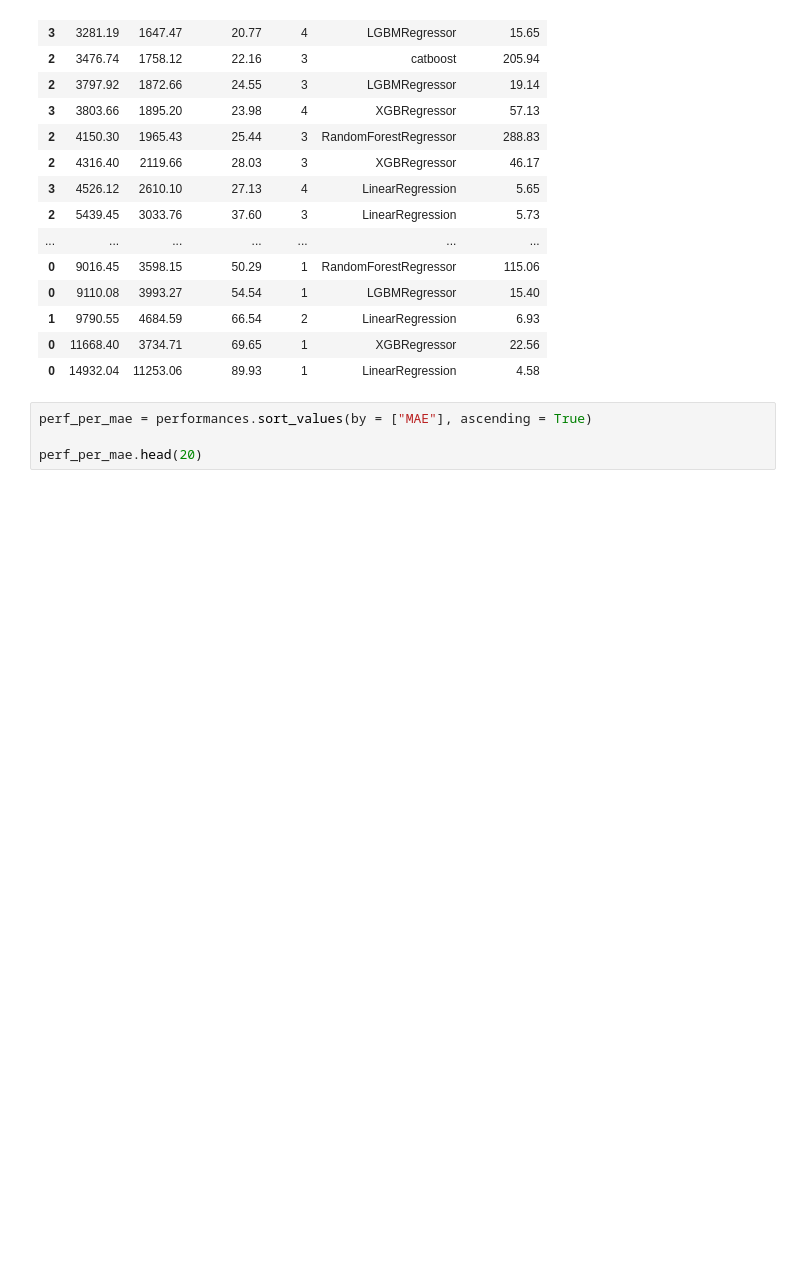
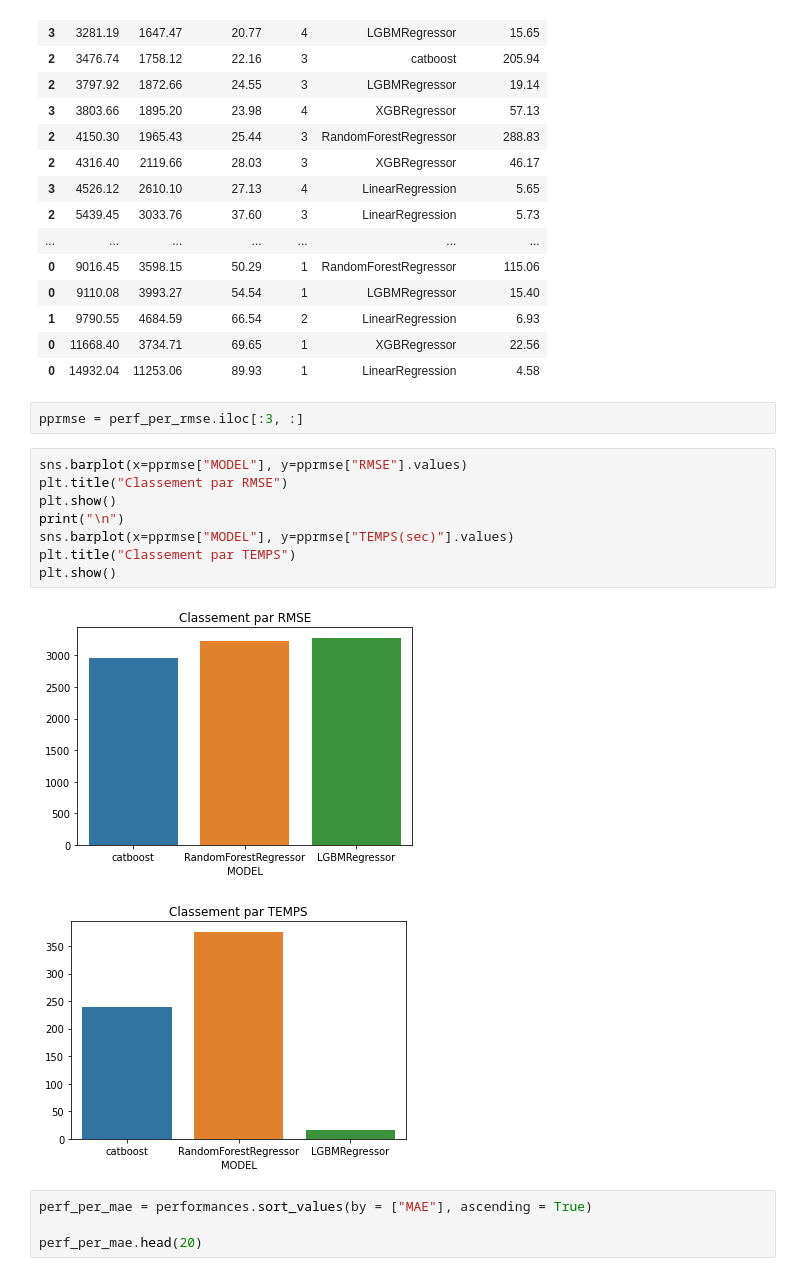
Before and after one commit to aadmberrada/WalmartSales, a Jupyter notebook: DTS_3.ipynb, the cells around one changed output. Drawn from its saved outputs; the diff is of its cells as text; blank space fills up the shorter version.

```diff
--- a/DTS_3.ipynb
+++ b/DTS_3.ipynb
@@ -1109,6 +1112,19 @@ perf_per_rmse.head(20)
 | 1 | 9790.55 | 4684.59 | 66.54 | 2 | LinearRegression | 6.93 |
 | 0 | 11668.40 | 3734.71 | 69.65 | 1 | XGBRegressor | 22.56 |
 | 0 | 14932.04 | 11253.06 | 89.93 | 1 | LinearRegression | 4.58 |
+# %%
+pprmse = perf_per_rmse.iloc[:3, :]
+# %%
+sns.barplot(x=pprmse["MODEL"], y=pprmse["RMSE"].values)
+plt.title("Classement par RMSE")
+plt.show()
+print("\n")
+sns.barplot(x=pprmse["MODEL"], y=pprmse["TEMPS(sec)"].values)
+plt.title("Classement par TEMPS")
+plt.show()
+# %% [output]
+[figure, added]
+[figure, added]
 # %%
 perf_per_mae = performances.sort_values(by = ["MAE"], ascending = True)
 
```
Also changed, not shown: parts of 9 cells of this notebook.
